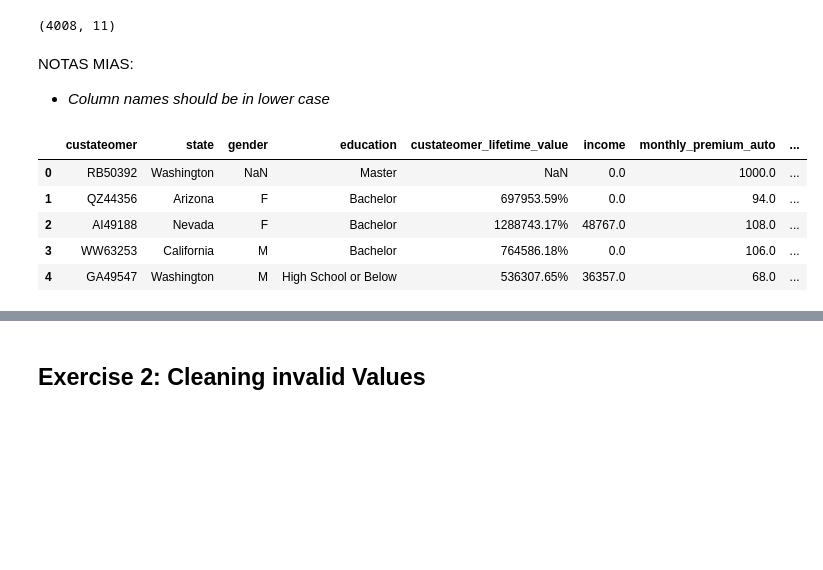
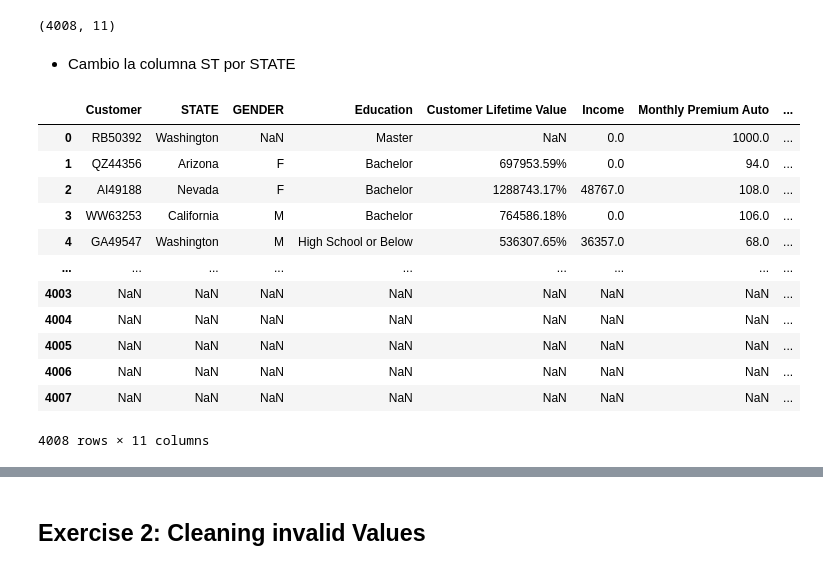
Before and after one commit to demonvaa/lab-dw-data-cleaning-and-formatting, a Jupyter notebook: lab-dw-data-cleaning-and-formatting.ipynb, the cells around one changed output, grey strips where cells are left out. Saved outputs shown, nothing was run; the diff lists cells and outputs as text; code cells hidden in the pictures; blank space fills up the shorter version.

```diff
--- a/lab-dw-data-cleaning-and-formatting.ipynb
+++ b/lab-dw-data-cleaning-and-formatting.ipynb
@@ -37,21 +37,22 @@ df.shape
 # %% [output]
 (4008, 11)
 # %% [markdown]
-NOTAS MIAS:
-- *Column names should be in lower case*
+- Cambio la columna ST por STATE
 # %%
-df.columns = (
-    df.columns
-      .str.strip()              # elimina espacios al inicio y final
-      .str.lower()              # convierte a minúsculas
-      .str.replace(' ', '_')    # reemplaza espacios por _
-      .str.replace('st', 'state')  # reemplaza st por state
-)
-df.head()
+if "ST" in df.columns:
+    df = df.rename(columns={"ST": "STATE"})
+df
 # %% [output]
-|  | custateomer | state | gender | education | custateomer_lifetime_value | income | monthly_premium_auto | ... |
+|  | Customer | STATE | GENDER | Education | Customer Lifetime Value | Income | Monthly Premium Auto | ... |
 | 0 | RB50392 | Washington | NaN | Master | NaN | 0.0 | 1000.0 | ... |
 | 1 | QZ44356 | Arizona | F | Bachelor | 697953.59% | 0.0 | 94.0 | ... |
 | 2 | AI49188 | Nevada | F | Bachelor | 1288743.17% | 48767.0 | 108.0 | ... |
 | 3 | WW63253 | California | M | Bachelor | 764586.18% | 0.0 | 106.0 | ... |
 | 4 | GA49547 | Washington | M | High School or Below | 536307.65% | 36357.0 | 68.0 | ... |
+| ... | ... | ... | ... | ... | ... | ... | ... | ... |
+| 4003 | NaN | NaN | NaN | NaN | NaN | NaN | NaN | ... |
+| 4004 | NaN | NaN | NaN | NaN | NaN | NaN | NaN | ... |
+| 4005 | NaN | NaN | NaN | NaN | NaN | NaN | NaN | ... |
+| 4006 | NaN | NaN | NaN | NaN | NaN | NaN | NaN | ... |
+| 4007 | NaN | NaN | NaN | NaN | NaN | NaN | NaN | ... |
+4008 rows × 11 columns
```
Also changed, not shown: parts of 43 cells of this notebook, 1 other file.
